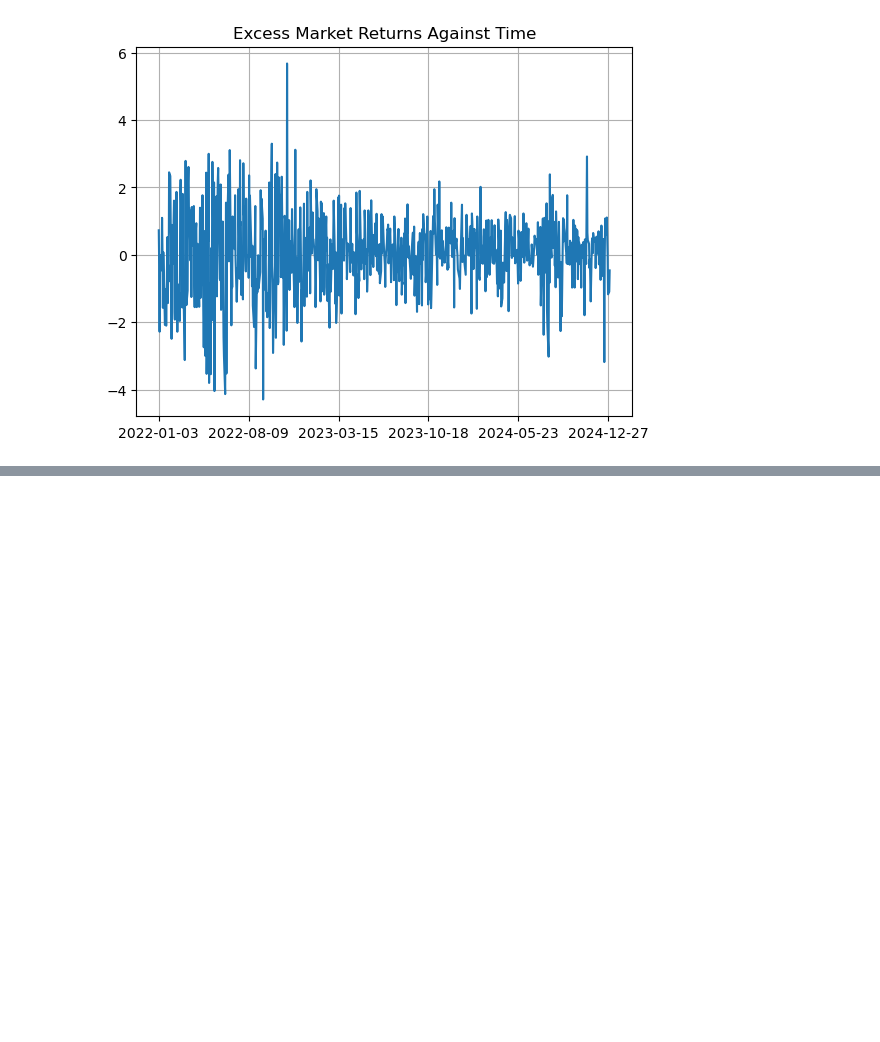
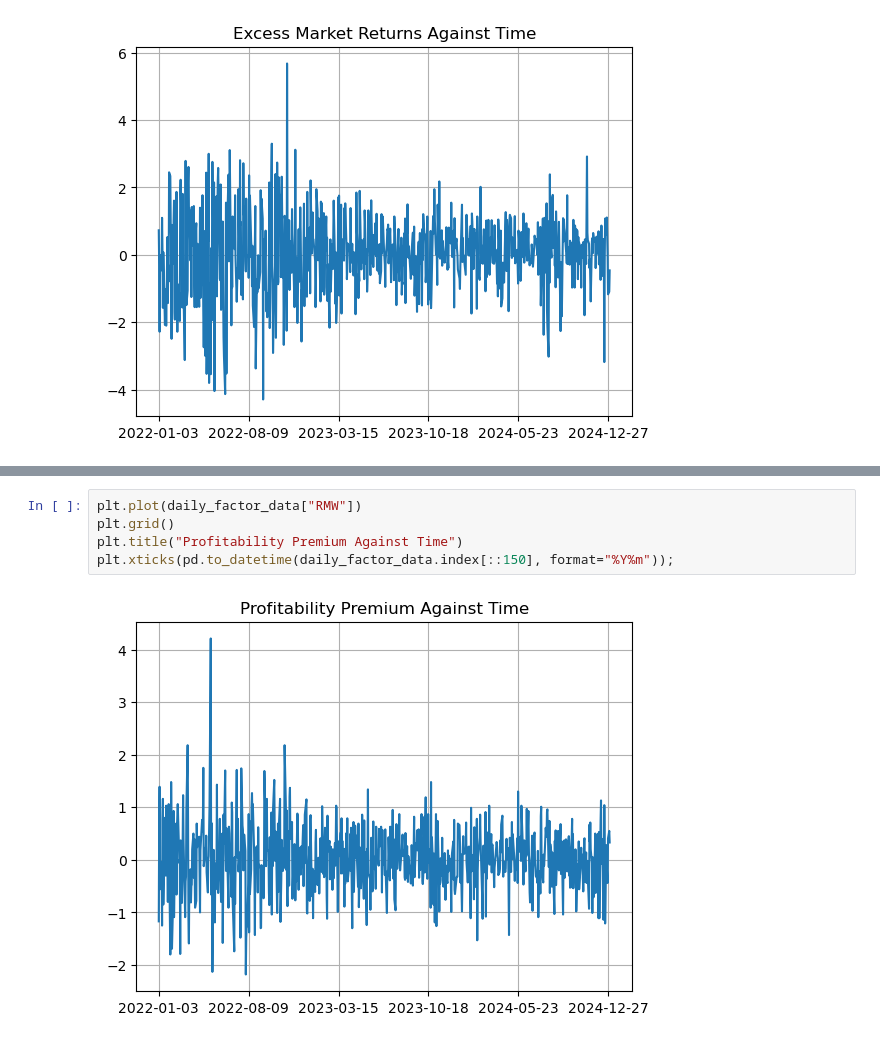
Before and after one commit to 3v-mb/Mini-projects-in-Financial-Engineering, a Jupyter notebook: Factor Modeling.ipynb, the cells around one changed output, grey strips where cells are left out. Drawn from its saved outputs; the diff is of its cells as text; blank space fills up the shorter version.

```diff
--- a/Factor Modeling.ipynb
+++ b/Factor Modeling.ipynb
@@ -71,0 +86,7 @@ plt.xticks(pd.to_datetime(daily_factor_data.index[::150], format="%Y%m"));
+# %%
+plt.plot(daily_factor_data["RMW"])
+plt.grid()
+plt.title("Profitability Premium Against Time")
+plt.xticks(pd.to_datetime(daily_factor_data.index[::150], format="%Y%m"));
+# %% [output]
+[figure, added]
```
Also changed, not shown: parts of 9 cells of this notebook.
